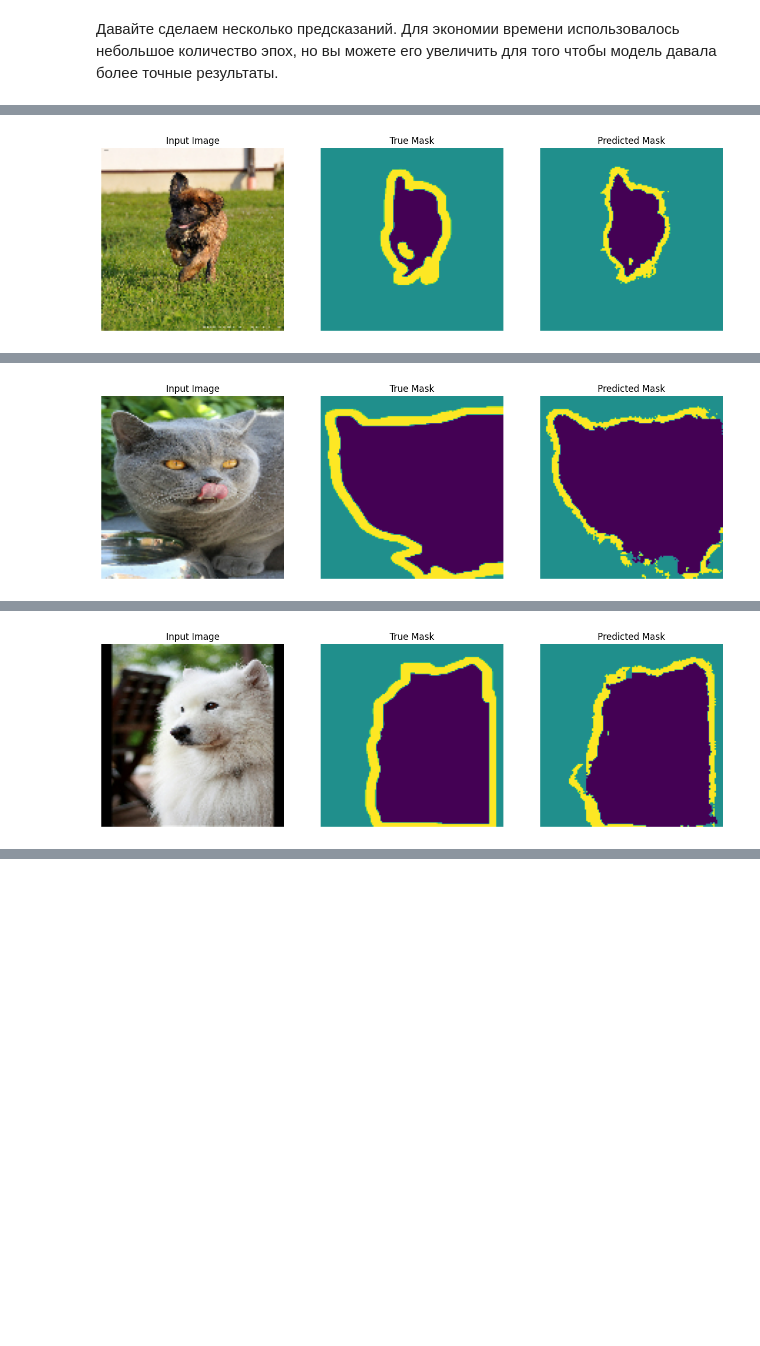
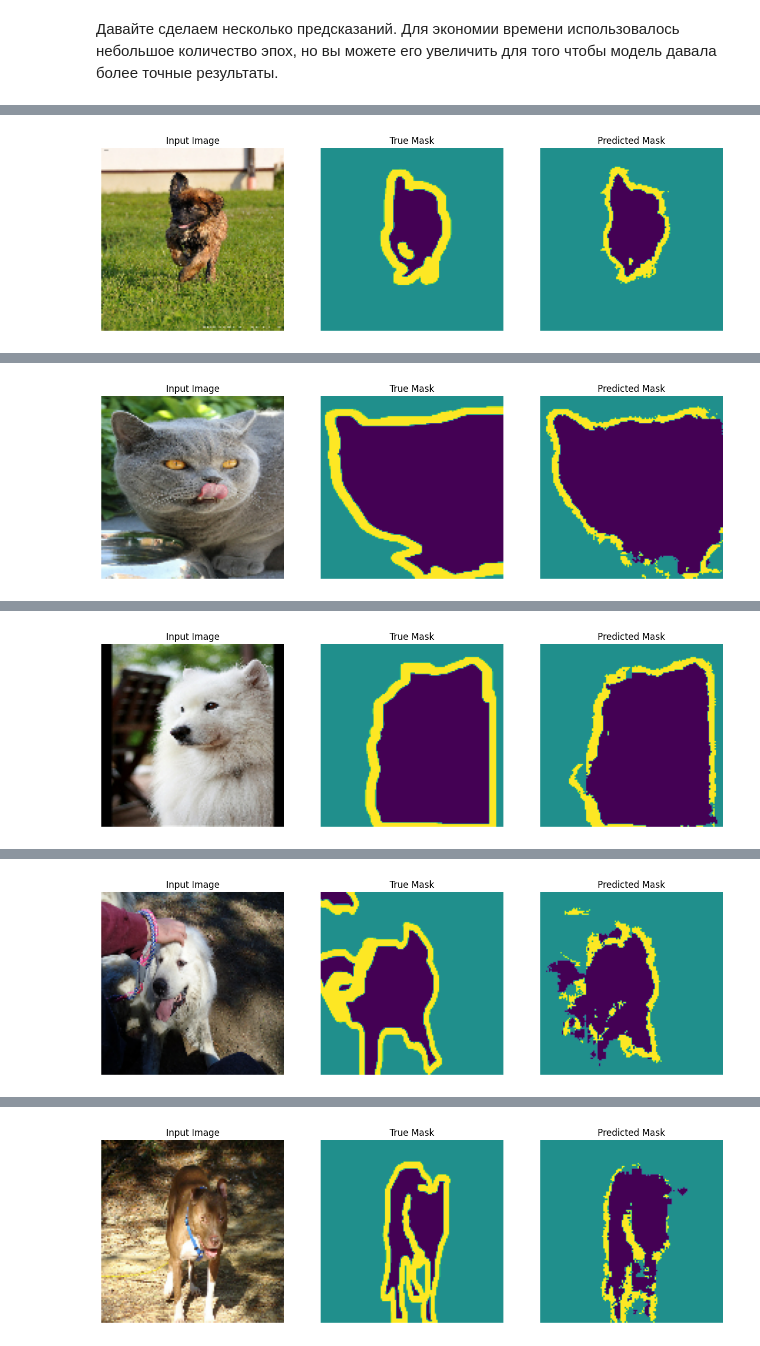
Before and after one commit to MaximKonstantinovichShatunov/DZ_Segmentation, a Jupyter notebook: Segmentation.ipynb, the cells around one changed output, grey strips where cells are left out. Saved outputs shown, nothing was run; the diff lists cells and outputs as text; code cells hidden in the pictures; blank space fills up the shorter version.

```diff
--- a/Segmentation.ipynb
+++ b/Segmentation.ipynb
@@ -234,5 +223,5 @@ plt.show()
 # %% [markdown]
 Давайте сделаем несколько предсказаний. Для экономии времени использовалось небольшое количество эпох, но вы можете его увеличить для того чтобы модель давала более точные результаты.
 # %%
-show_predictions(test_dataset, 3)
+show_predictions(test_dataset, 5)
 # %% [output]
@@ -248,0 +239 @@ show_predictions(test_dataset, 3)
+[figure, added]
@@ -248,0 +241 @@ show_predictions(test_dataset, 3)
+[figure, added]
```
Also changed, not shown: parts of 5 cells of this notebook.
